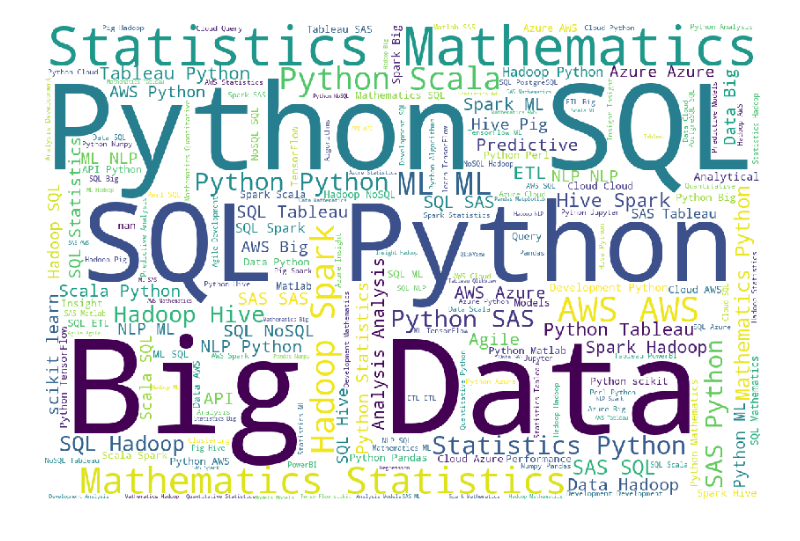
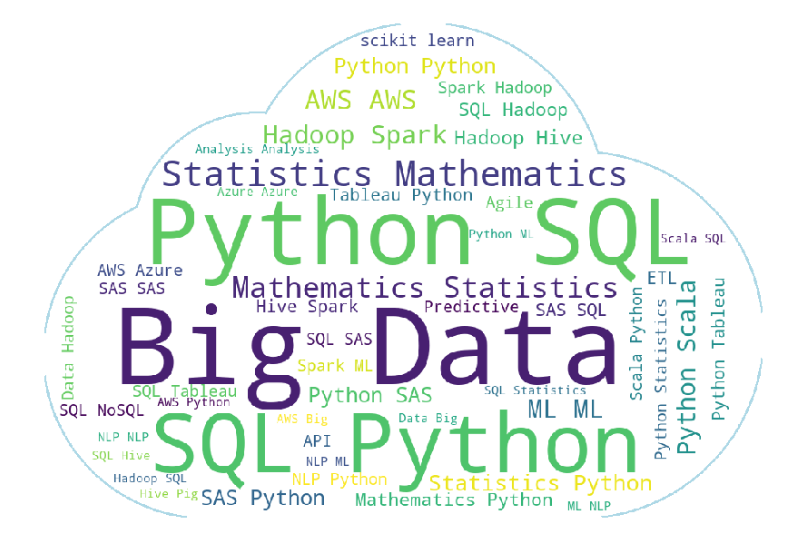
Before and after one commit to Jonsey1696/Sons_of_Analyst, a Jupyter notebook: word_cloud/word_cloud_final.ipynb, the cells around one changed output. Saved outputs shown, nothing was run; the diff lists cells and outputs as text; code cells hidden in the pictures.

Commit message:
add mask to word cloud

```diff
--- a/word_cloud/word_cloud_final.ipynb
+++ b/word_cloud/word_cloud_final.ipynb
@@ -2,10 +2,19 @@
 import pandas as pd
 from wordcloud import WordCloud, STOPWORDS
 import matplotlib.pyplot as plt
+import numpy as np
+from PIL import Image
 
 # load latest clean data file
 clean_data = pd.read_csv('clean_data_ver3.csv')
 
+# load mask for word cloud
+cloud_mask = np.array(Image.open("cloud-mask.png"))
+
+# add to STOPWORDS list
+stop_words = set(STOPWORDS)
+stop_words.update(["Python SQL", "SQL Python"])
+
 clean_data.head()
 # %% [output]
 |  | Unnamed: 0 | Unnamed: 0.1 | Unnamed: 0.1.1 | job_title | category | company_name | url | city | ... |
@@ -17,17 +26,19 @@ clean_data.head()
 # %%
 # extract job skills as list of strings
 cloud_words = clean_data['job_skills'].astype(str).tolist()
 cloud_words2 = ' '.join(cloud_words)
 
+# define WordCloud
+cloud = WordCloud(width = 1200, height = 800, background_color='white', mask=cloud_mask, contour_width=3, contour_color='lightblue', max_words=50)
+cloud.generate(text=cloud_words2)
 
-# define WordCloud
-cloud = WordCloud(width = 1200, height = 800, background_color='white').generate(text=cloud_words2)
+cloud.to_file("word-cloud.png")
 
 # plot the figure and show
 plt.figure(figsize = (15, 10), facecolor = None)
 plt.imshow(cloud)
 plt.axis('off')
 #plt.tight_layout(pad = 0)
 plt.show()
 # %% [output]
-[figure, old version]
+[figure, new version]
```
Also changed, not shown: 2 other files.
